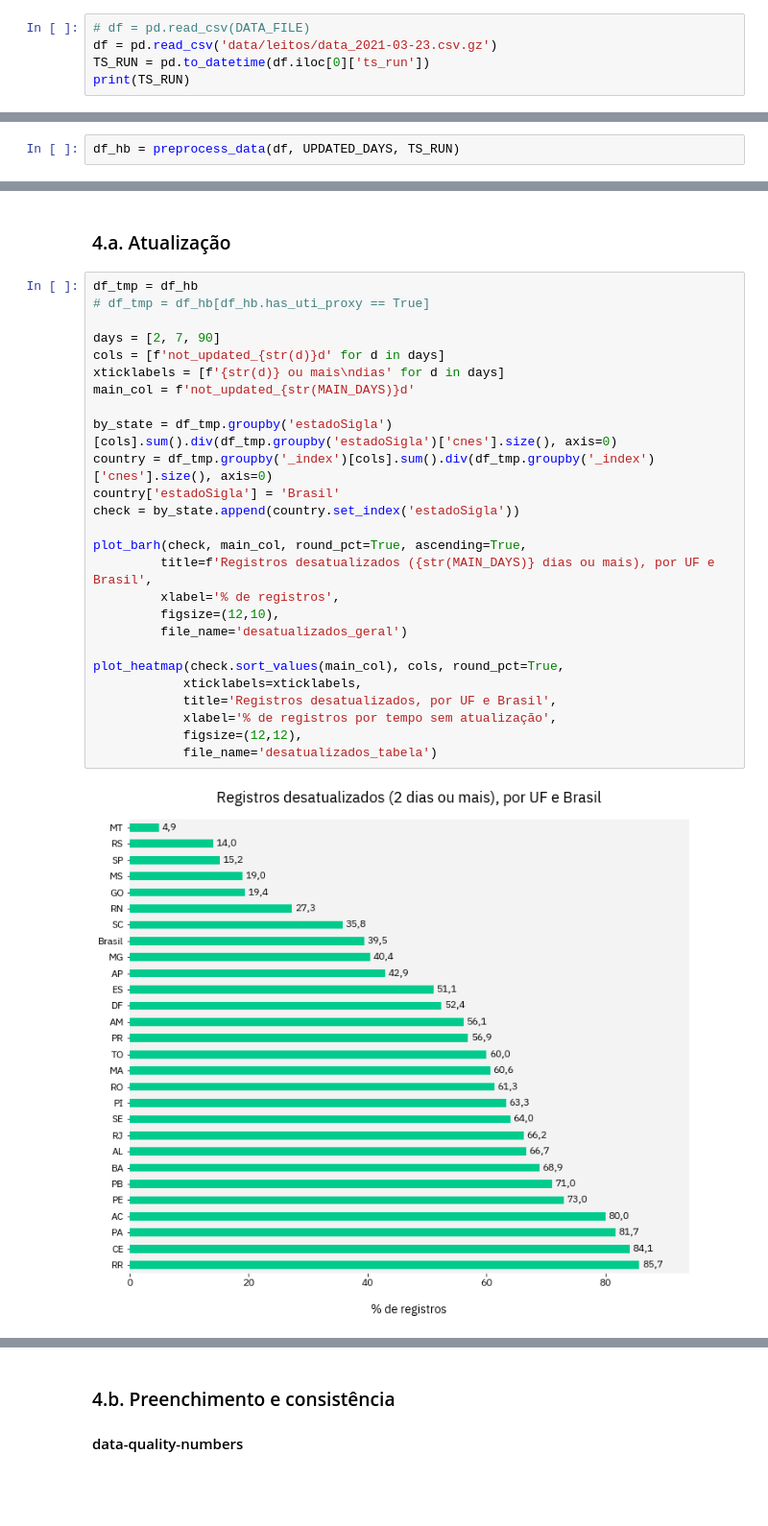
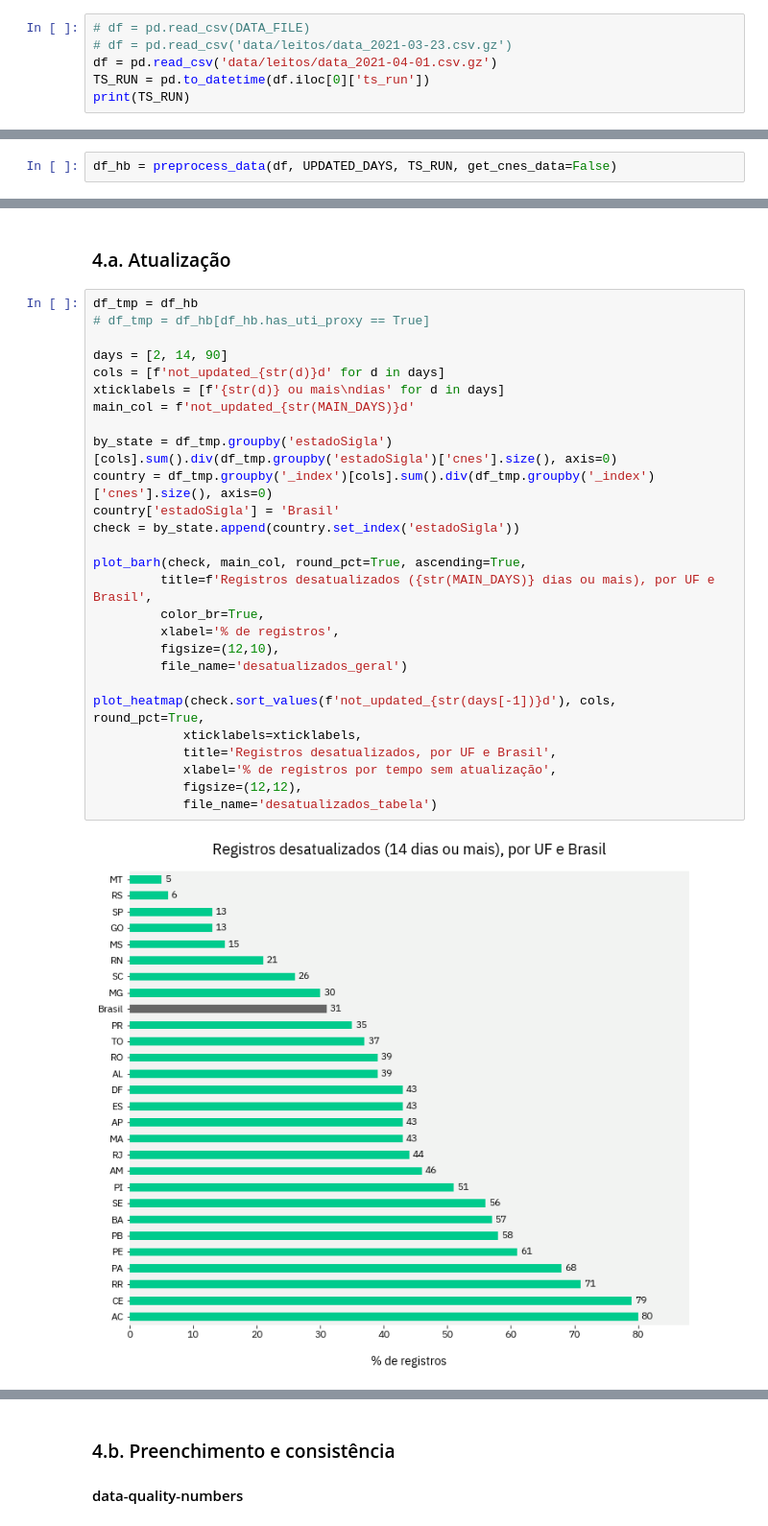
Before and after one commit to okfn-brasil/transparencia-leitos-covid-analise, a Jupyter notebook: Analysis.ipynb, the cells around one changed output, grey strips where cells are left out. Shown at 96% size. Drawn from its saved outputs; the diff is of its cells as text; blank space fills up the shorter version.

```diff
--- a/Analysis.ipynb
+++ b/Analysis.ipynb
@@ -42,6 +39,7 @@ data/leitos/data_2021-03-31.csv.gz
 # %%
 # df = pd.read_csv(DATA_FILE)
-df = pd.read_csv('data/leitos/data_2021-03-23.csv.gz')
+# df = pd.read_csv('data/leitos/data_2021-03-23.csv.gz')
+df = pd.read_csv('data/leitos/data_2021-04-01.csv.gz')
 TS_RUN = pd.to_datetime(df.iloc[0]['ts_run'])
 print(TS_RUN)
 # %% [output]
@@ -59,7 +57,7 @@ array(['_index', '_type', '_id', '_score', 'estado', 'estadoSigla',
 # %% [markdown]
 ### Preprocessar dados
 # %%
-df_hb = preprocess_data(df, UPDATED_DAYS, TS_RUN)
+df_hb = preprocess_data(df, UPDATED_DAYS, TS_RUN, get_cnes_data=False)
 # %% [markdown]
 ## 4. Análise sobre qualidade dos dados
 # %%
@@ -128,28 +126,29 @@ df_hb['any_error'] = df_hb[cols_any_error].any(axis='columns')
 # %%
 df_tmp = df_hb
 # df_tmp = df_hb[df_hb.has_uti_proxy == True]
 
-days = [2, 7, 90]
+days = [2, 14, 90]
 cols = [f'not_updated_{str(d)}d' for d in days]
 xticklabels = [f'{str(d)} ou mais\ndias' for d in days]
 main_col = f'not_updated_{str(MAIN_DAYS)}d'
 
 by_state = df_tmp.groupby('estadoSigla')[cols].sum().div(df_tmp.groupby('estadoSigla')['cnes'].size(), axis=0)
 country = df_tmp.groupby('_index')[cols].sum().div(df_tmp.groupby('_index')['cnes'].size(), axis=0)
 country['estadoSigla'] = 'Brasil'
 check = by_state.append(country.set_index('estadoSigla'))
 
 plot_barh(check, main_col, round_pct=True, ascending=True,
          title=f'Registros desatualizados ({str(MAIN_DAYS)} dias ou mais), por UF e Brasil',
+         color_br=True,
          xlabel='% de registros',
          figsize=(12,10),
          file_name='desatualizados_geral')
 
-plot_heatmap(check.sort_values(main_col), cols, round_pct=True,
+plot_heatmap(check.sort_values(f'not_updated_{str(days[-1])}d'), cols, round_pct=True,
             xticklabels=xticklabels,
             title='Registros desatualizados, por UF e Brasil',
             xlabel='% de registros por tempo sem atualização',
             figsize=(12,12),
             file_name='desatualizados_tabela')
 # %% [output]
-[figure, old version]
+[figure, new version]
```
Also changed, not shown: parts of 18 cells of this notebook, 21 other files.
